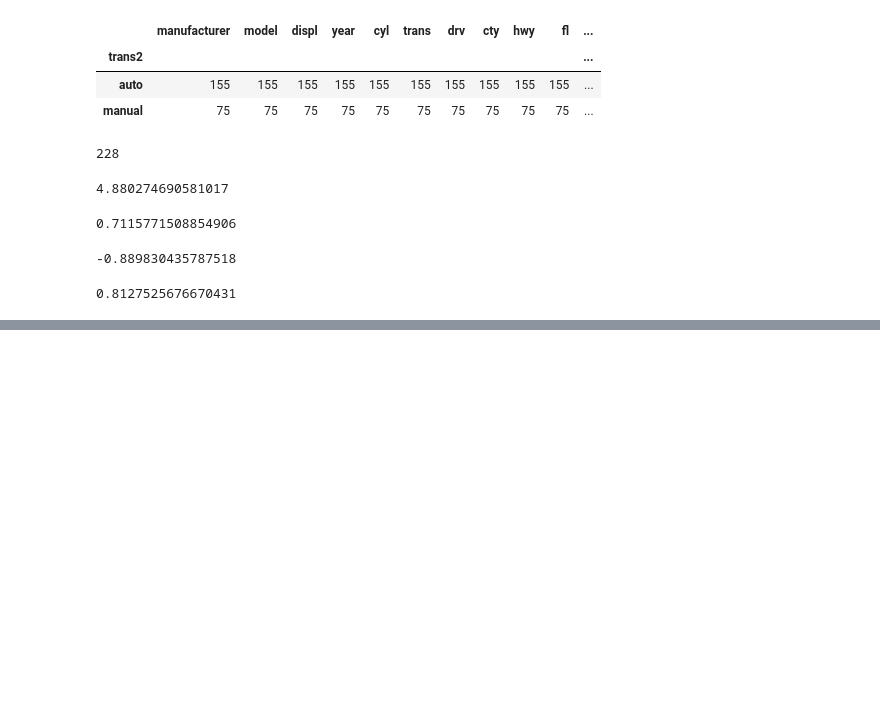
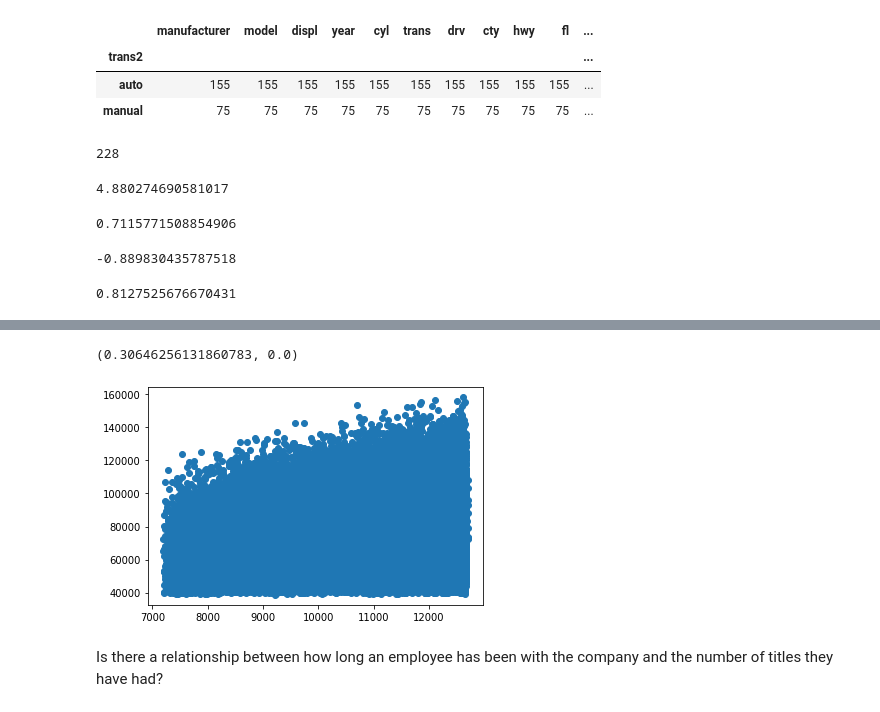
Before and after one commit to soslin/statistics-exercises, a Jupyter notebook: hypothesis_testing.ipynb, the cells around one changed output, grey strips where cells are left out. Saved outputs shown, nothing was run; the diff lists cells and outputs as text; code cells hidden in the pictures; blank space fills up the shorter version.

```diff
--- a/hypothesis_testing.ipynb
+++ b/hypothesis_testing.ipynb
@@ -358,0 +573,2 @@ p
+# %%
+date_diff = pd.read_sql('SELECT DATEDIFF( NOW(), e.hire_date), s.emp_no FROM salaries as s LEFT JOIN employees as e ON s.emp_no = e.emp_no WHERE s.to_date > NOW();', url)
@@ -358,0 +596,2 @@ p
+# %%
+merge2_df = pd.merge(merge_df, date_diff, left_on = 'emp_no', right_on = 'emp_no', how = 'left' )
@@ -358,0 +619,2 @@ p
+# %%
+merge2_df.rename(columns={'DATEDIFF( NOW(), e.hire_date)':'days_worked'}, inplace=True)
@@ -358,0 +630,15 @@ p
+# %%
+days_worked = merge2_df.days_worked
+salary = merge2_df.salary
+# %%
+corr, p = stats.pearsonr(days_worked, salary)
+corr, p
+# %% [output]
+(0.30646256131860783, 0.0)
+# %%
+plt.scatter(days_worked, salary)
+plt.show()
+# %% [output]
+[figure, added]
+# %% [markdown]
+Is there a relationship between how long an employee has been with the company and the number of titles they have had?
```
Also changed, not shown: parts of 55 cells of this notebook.
